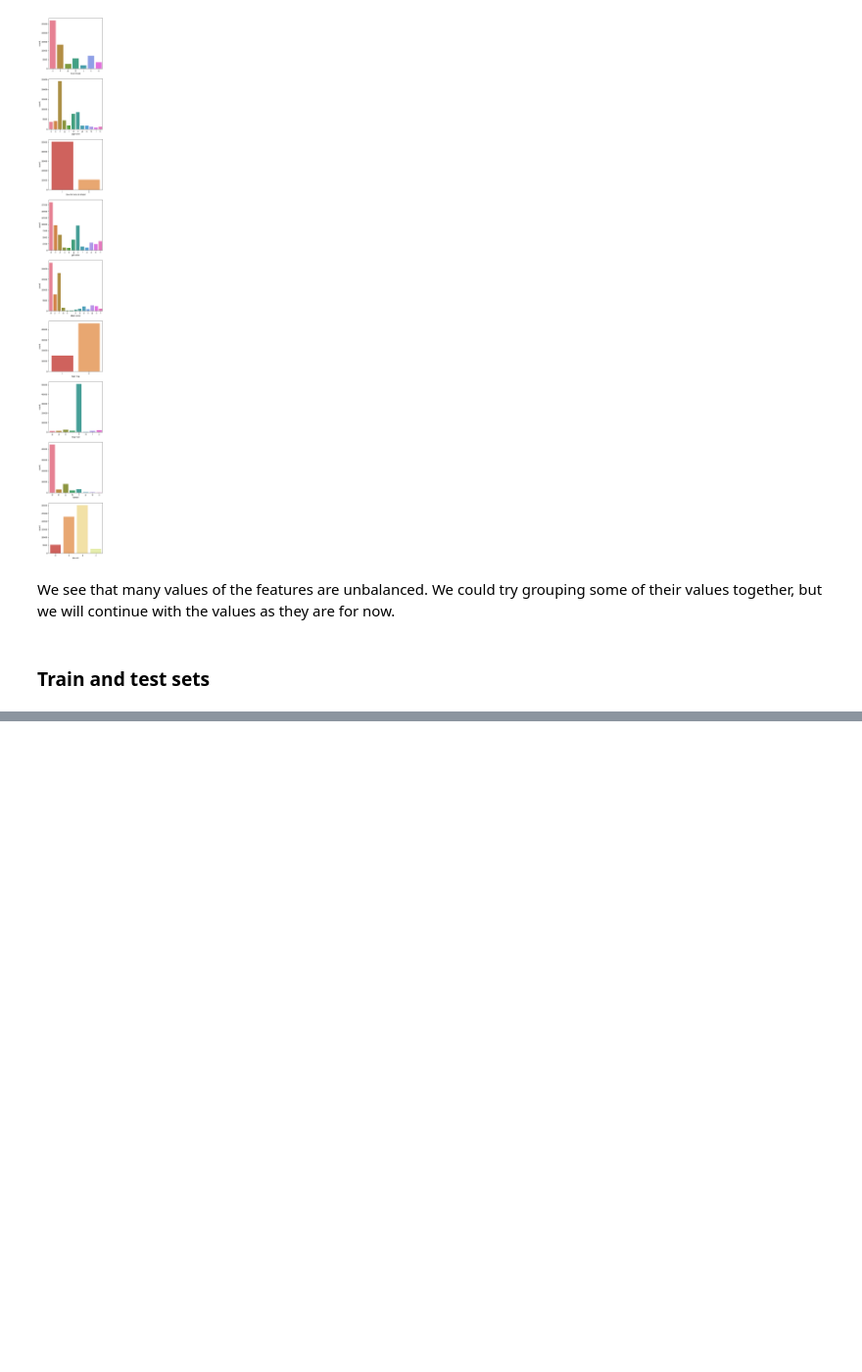
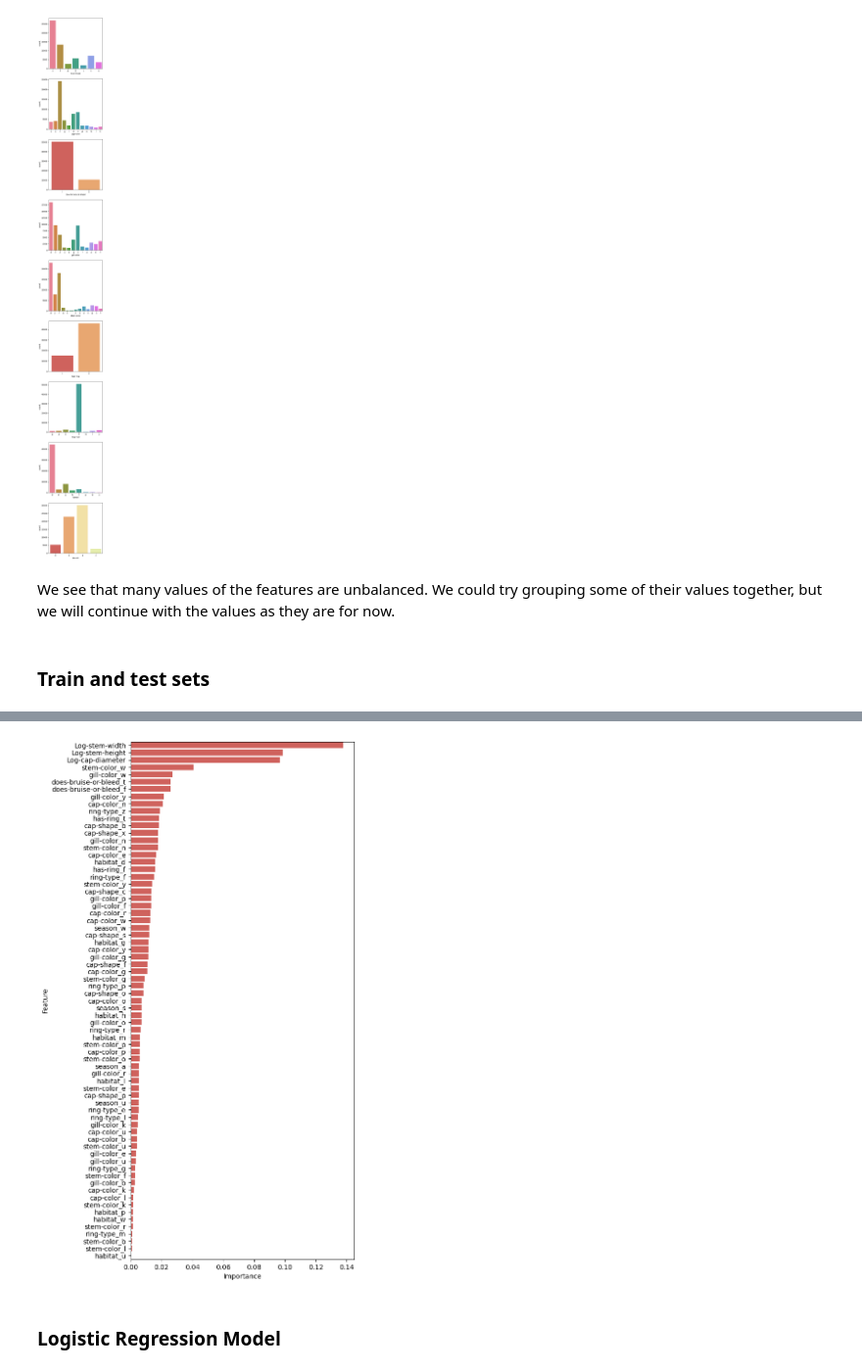
Before and after one commit to IvanTulli/Mushrooms_Edible_or_Poisonous, a Jupyter notebook: Mushroom.ipynb, the cells around one changed output, grey strips where cells are left out. Shown at 98% size. Drawn from its saved outputs; the diff is of its cells as text; code cells hidden in the pictures; blank space fills up the shorter version.

Commit message:
Further improvements to the notebook and additional models added

```diff
--- a/Mushroom.ipynb
+++ b/Mushroom.ipynb
@@ -366,0 +364,16 @@ Recall score: 0.9968525622110751
+# %%
+columns=dataf.iloc[:,1:].columns.tolist()
+# %%
+feature_importances = rf_model.feature_importances_
+# %%
+feat_df = pd.DataFrame({"Feature": columns, "Importance": feature_importances})
+# %%
+feat_df.sort_values(by= 'Importance', inplace = True, ascending = False)
+# %%
+f.ax = plt.subplots(figsize=(6,14))
+ax =sns.barplot(feat_df, y='Feature', x='Importance')
+plt.show()
+# %% [output]
+[figure, added]
+# %% [markdown]
+### Logistic Regression Model
```
Also changed, not shown: parts of 38 cells of this notebook, 4 other files.
